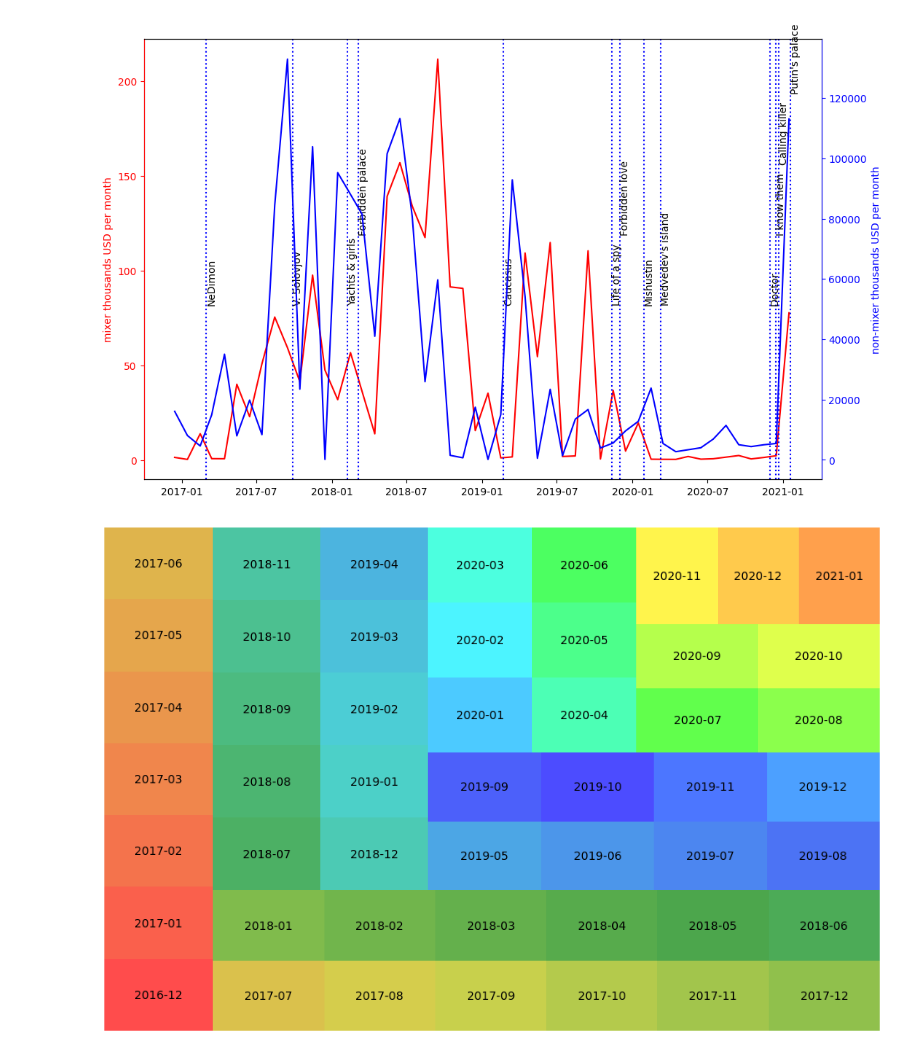
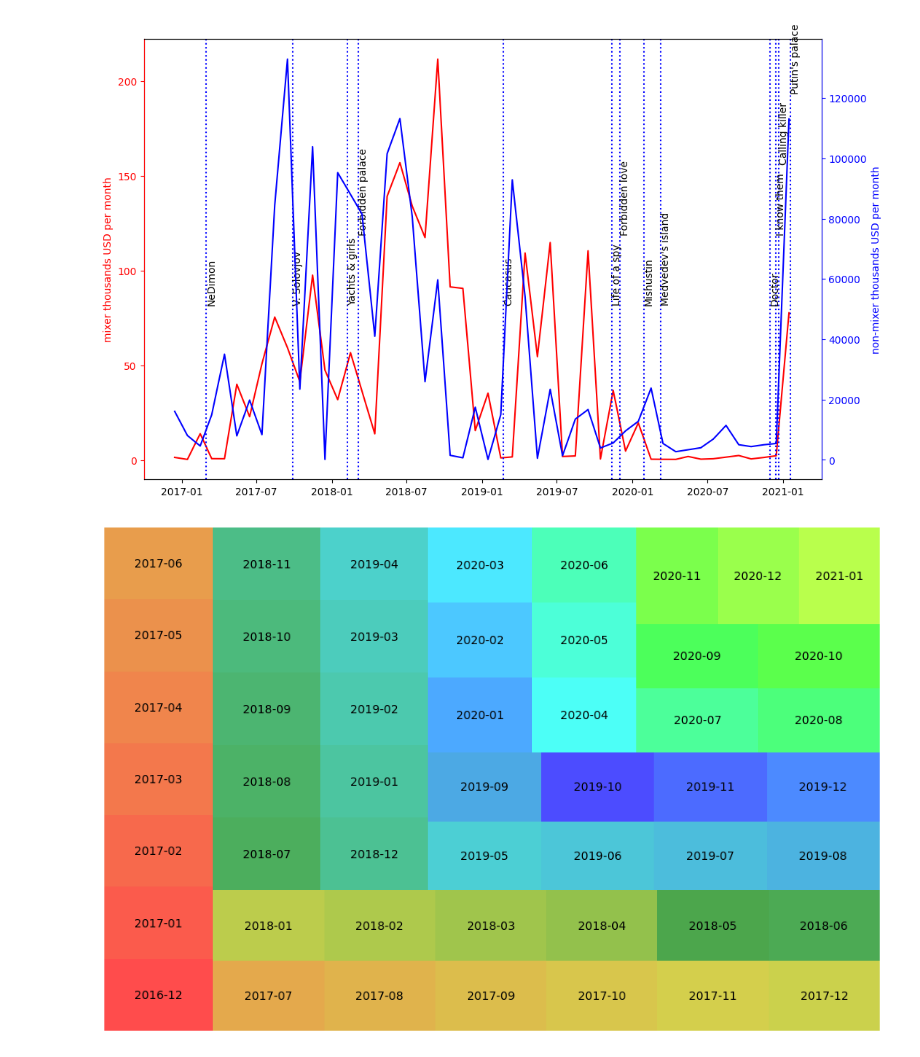
Before and after one commit to vashu1/data_snippets, a Jupyter notebook: bitcoin/navalny/navalny.ipynb, the cells around one changed output. Saved outputs shown, nothing was run; the diff lists cells and outputs as text; code cells hidden in the pictures.

```diff
--- a/bitcoin/navalny/navalny.ipynb
+++ b/bitcoin/navalny/navalny.ipynb
@@ -439,26 +439,26 @@ plt.show()
 # %%
 red = Color("red")
 green = Color("green")
 blue = Color("blue")
 
 months = ['2016-12'] + [f'{year}-{month:02}' for year in range(2017, 2021) for month in range(1,12+1)] + ['2021-01']
-# len(months) == 48 = 16*3
-C = 18
+# len(months) == 50
+C = 24
 T = 17
 colors = list(red.range_to(green,C))[:T] + list(green.range_to(blue,C))[:T] + list(blue.range_to(red,C))[:T]
 colors = [c.get_hex() for c in colors]
 m2c = {m:c for m,c in zip(months, colors)}
 
 def month_to_color(month):
     return m2c[month]
 
 plt.rc('font', size=10)
 squarify.plot(sizes=[10 for i in range(len(months))], label=months, color=colors, alpha=0.7)
 plt.axis('off')
 
 plt.show()
 # %% [output]
-[figure, old version]
+[figure, new version]
 # %%
 def get_year_month(dt):
     return '-'.join(str(dt).split('-')[:2])
```
Also changed, not shown: parts of 1 cell of this notebook, 1 other file.
